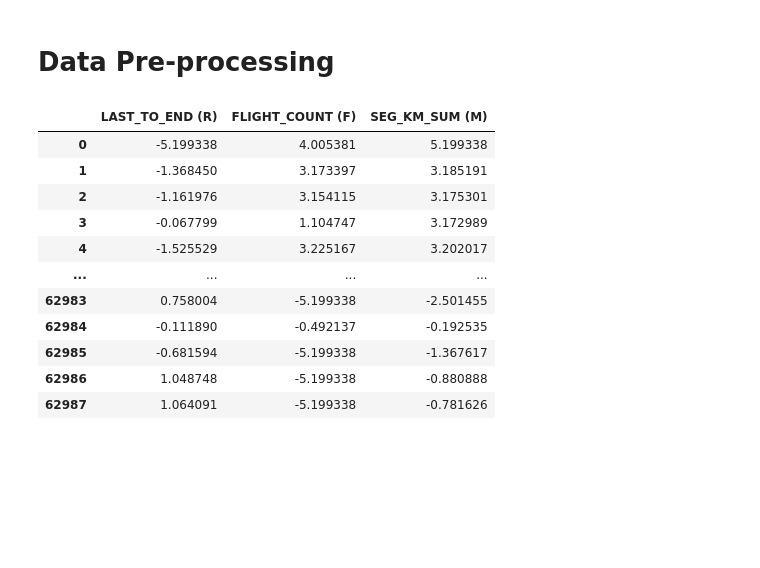
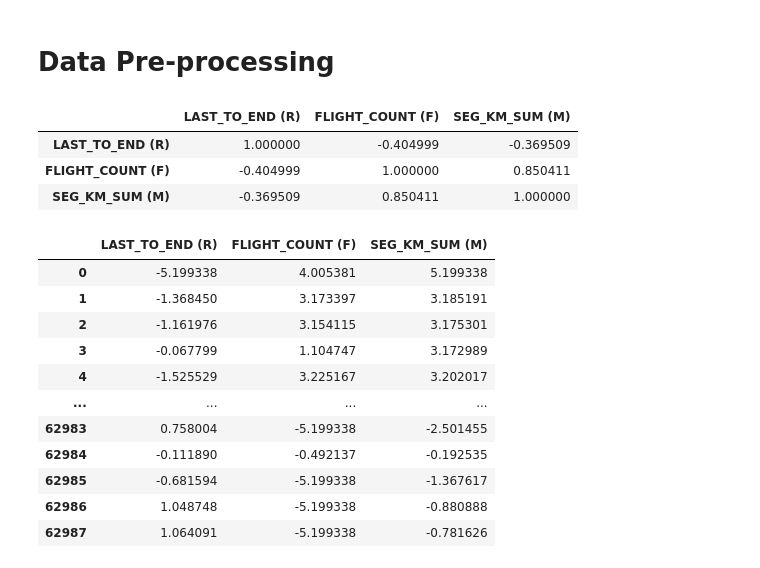
Before and after one commit to jptriciaestella/Skripsi-Kmeans-LTS, a Jupyter notebook: DATASET1/kmeans.ipynb, the cells around one changed output. Saved outputs shown, nothing was run; the diff lists cells and outputs as text; code cells hidden in the pictures; blank space fills up the shorter version.

```diff
--- a/DATASET1/kmeans.ipynb
+++ b/DATASET1/kmeans.ipynb
@@ -103,6 +103,13 @@ df
 62988 rows × 3 columns
 # %% [markdown]
 # Data Pre-processing
+# %%
+df.corr()
+# %% [output]
+|  | LAST_TO_END (R) | FLIGHT_COUNT (F) | SEG_KM_SUM (M) |
+| LAST_TO_END (R) | 1.000000 | -0.404999 | -0.369509 |
+| FLIGHT_COUNT (F) | -0.404999 | 1.000000 | 0.850411 |
+| SEG_KM_SUM (M) | -0.369509 | 0.850411 | 1.000000 |
 # %%
 from sklearn.preprocessing import QuantileTransformer
 
```
Also changed, not shown: parts of 6 cells of this notebook.
